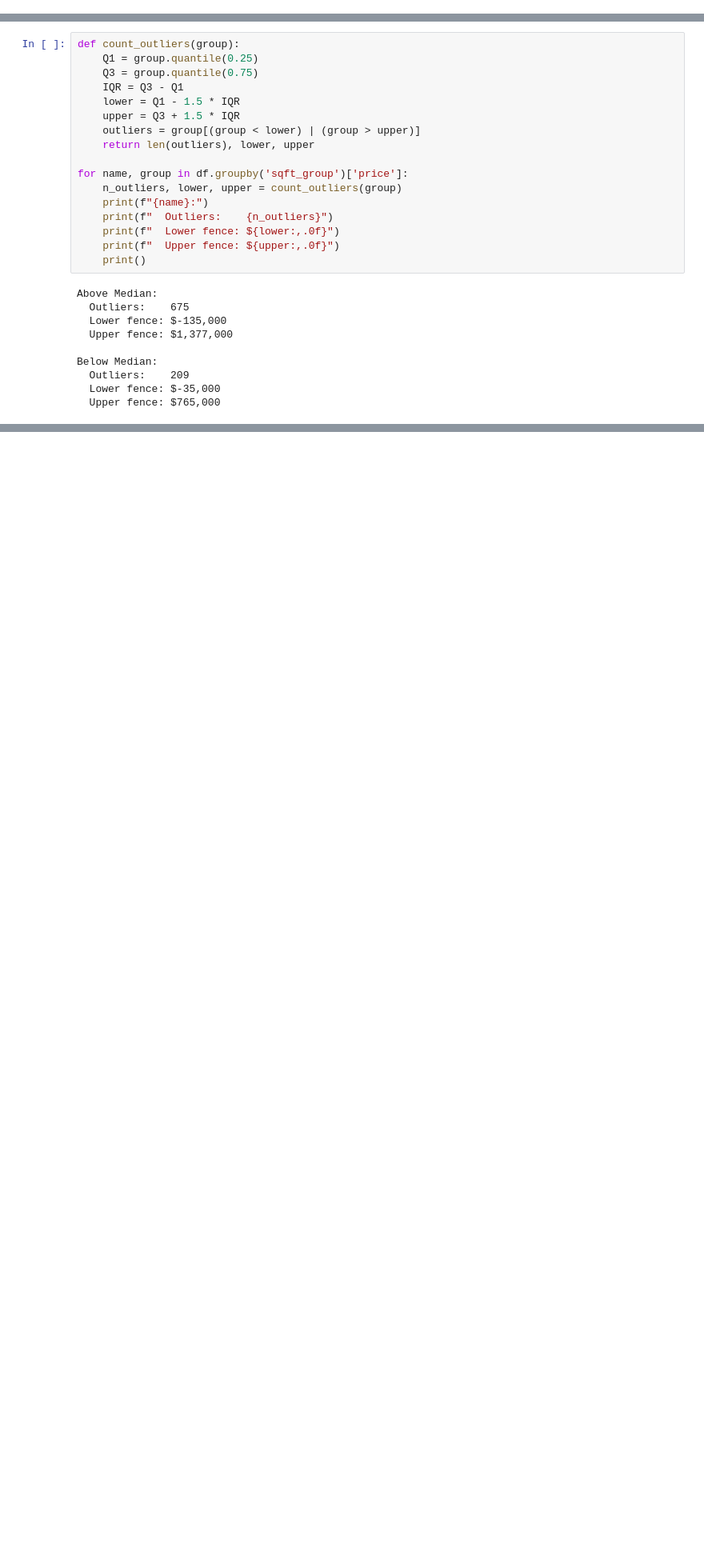
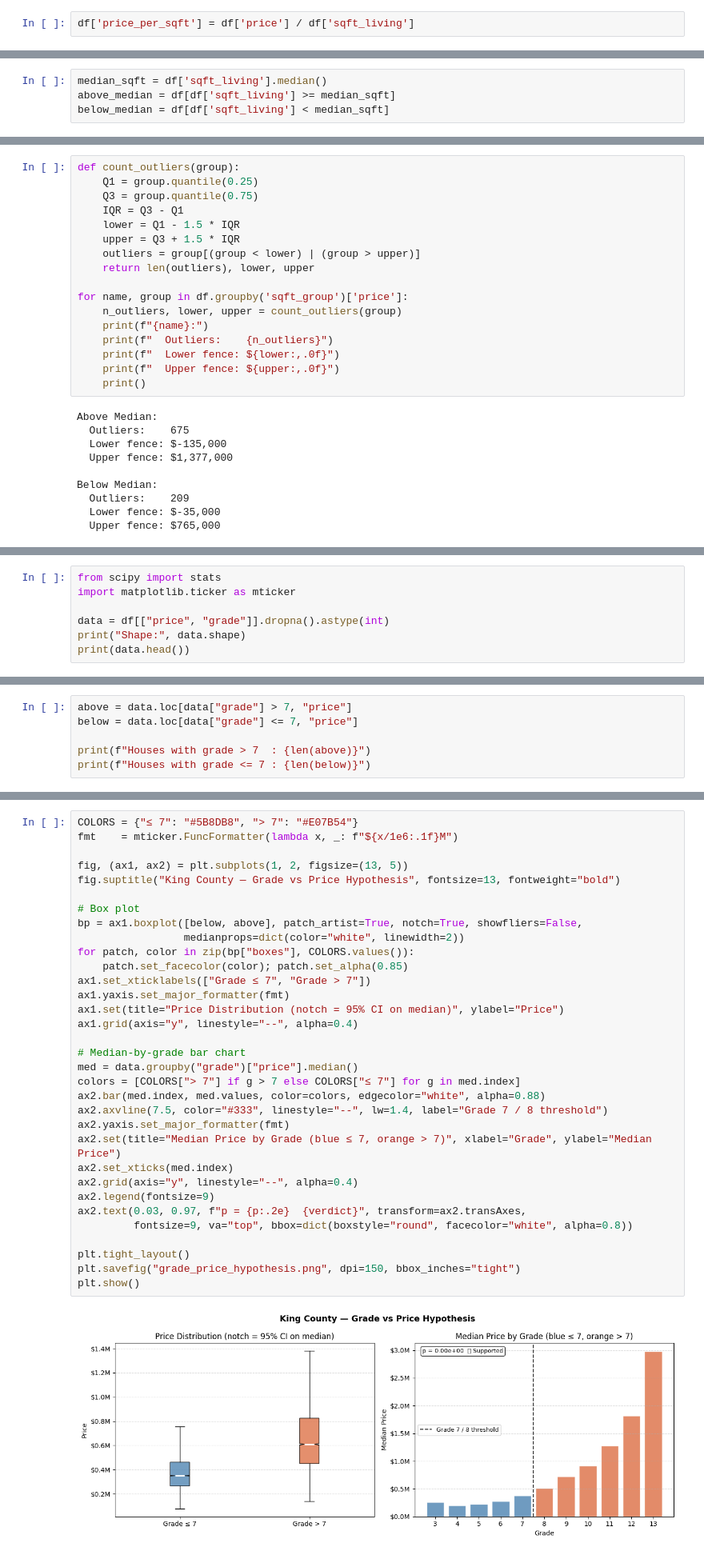
Before and after one commit to priyankagiri2026/ds-projects, a Jupyter notebook: 05_eda_1.ipynb, the cells around one changed output, grey strips where cells are left out. Shown at 80% size. Cells and saved outputs as stored; diff of their text form; blank space fills up the shorter version.

```diff
--- a/05_eda_1.ipynb
+++ b/05_eda_1.ipynb
@@ -121,0 +129,2 @@ import seaborn as sns
+# %%
+df['price_per_sqft'] = df['price'] / df['sqft_living']
@@ -121,0 +135,4 @@ import seaborn as sns
+# %%
+median_sqft = df['sqft_living'].median()
+above_median = df[df['sqft_living'] >= median_sqft]
+below_median = df[df['sqft_living'] < median_sqft]
@@ -170,0 +279,7 @@ Below Median:
+# %%
+from scipy import stats
+import matplotlib.ticker as mticker
+
+data = df[["price", "grade"]].dropna().astype(int)
+print("Shape:", data.shape)
+print(data.head())
@@ -170,0 +296,6 @@ Below Median:
+# %%
+above = data.loc[data["grade"] > 7, "price"]
+below = data.loc[data["grade"] <= 7, "price"]
+
+print(f"Houses with grade > 7  : {len(above)}")
+print(f"Houses with grade <= 7 : {len(below)}")
@@ -170,0 +337,35 @@ Below Median:
+# %%
+COLORS = {"≤ 7": "#5B8DB8", "> 7": "#E07B54"}
+fmt    = mticker.FuncFormatter(lambda x, _: f"${x/1e6:.1f}M")
+
+fig, (ax1, ax2) = plt.subplots(1, 2, figsize=(13, 5))
+fig.suptitle("King County — Grade vs Price Hypothesis", fontsize=13, fontweight="bold")
+
+# Box plot
+bp = ax1.boxplot([below, above], patch_artist=True, notch=True, showfliers=False,
+                 medianprops=dict(color="white", linewidth=2))
+for patch, color in zip(bp["boxes"], COLORS.values()):
+    patch.set_facecolor(color); patch.set_alpha(0.85)
+ax1.set_xticklabels(["Grade ≤ 7", "Grade > 7"])
+ax1.yaxis.set_major_formatter(fmt)
+ax1.set(title="Price Distribution (notch = 95% CI on median)", ylabel="Price")
+ax1.grid(axis="y", linestyle="--", alpha=0.4)
+
+# Median-by-grade bar chart
+med = data.groupby("grade")["price"].median()
+colors = [COLORS["> 7"] if g > 7 else COLORS["≤ 7"] for g in med.index]
+ax2.bar(med.index, med.values, color=colors, edgecolor="white", alpha=0.88)
+ax2.axvline(7.5, color="#333", linestyle="--", lw=1.4, label="Grade 7 / 8 threshold")
+ax2.yaxis.set_major_formatter(fmt)
+ax2.set(title="Median Price by Grade (blue ≤ 7, orange > 7)", xlabel="Grade", ylabel="Median Price")
+ax2.set_xticks(med.index)
+ax2.grid(axis="y", linestyle="--", alpha=0.4)
+ax2.legend(fontsize=9)
+ax2.text(0.03, 0.97, f"p = {p:.2e}  {verdict}", transform=ax2.transAxes,
+         fontsize=9, va="top", bbox=dict(boxstyle="round", facecolor="white", alpha=0.8))
+
+plt.tight_layout()
+plt.savefig("grade_price_hypothesis.png", dpi=150, bbox_inches="tight")
+plt.show()
+# %% [output]
+[figure, added]
```
Also changed, not shown: parts of 46 cells of this notebook.
